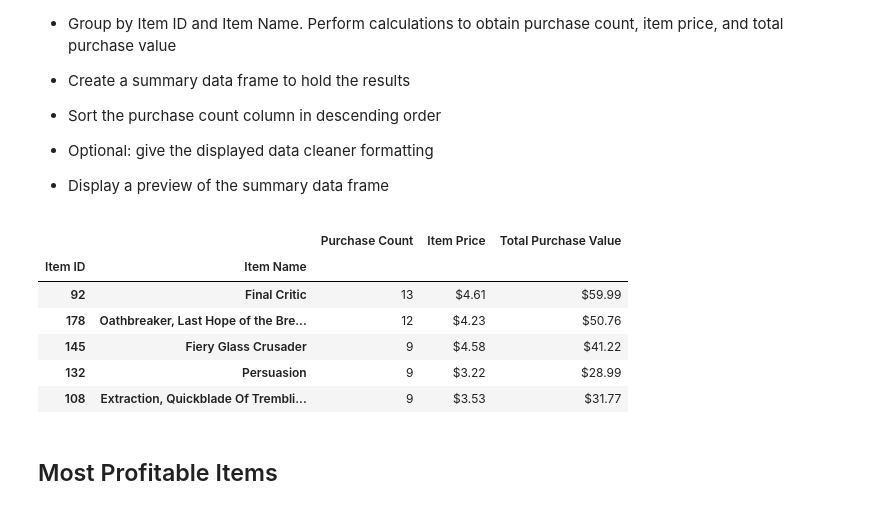
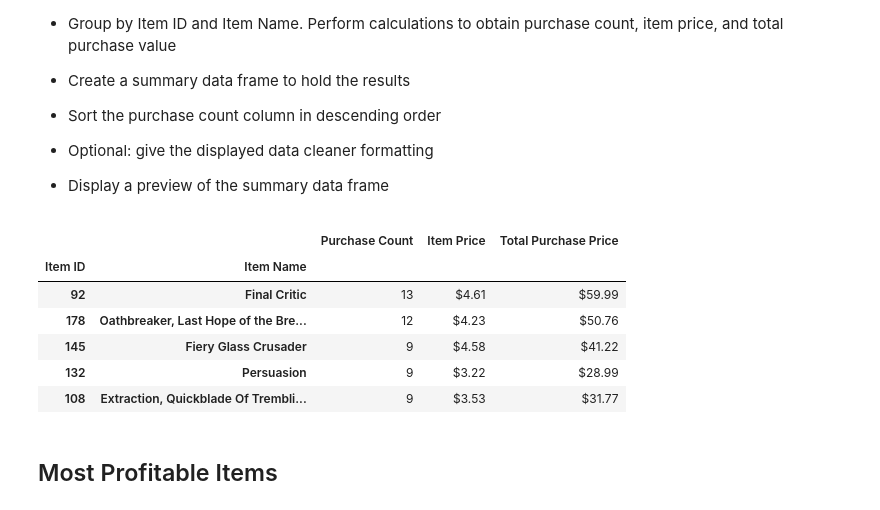
Before and after one commit to YANG007SUN/pandas-challenge, a Jupyter notebook: HeroesOfPymoli/HeroesOfPymoli_starter.ipynb, the cells around one changed output. Cells and saved outputs as stored; diff of their text form; code cells hidden in the pictures.

```diff
--- a/HeroesOfPymoli/HeroesOfPymoli_starter.ipynb
+++ b/HeroesOfPymoli/HeroesOfPymoli_starter.ipynb
@@ -257,17 +306,23 @@ top_spender_summary.head(5)
 
 * Display a preview of the summary data frame
 # %%
-retrieved_data = purchase_data[["Item ID","Item Name","Price"]]
-retrieved_summary = retrieved_data.groupby(["Item ID","Item Name"]).agg({"Item Name":"count",
-                                                                         "Price":"mean"}).rename(columns= {"Item Name":"Purchase Count",
-                                                                                                                               "Price":"Item Price"}).sort_values(by = "Purchase Count",
-                                                                                                                                                                  ascending = False)
+def the_most_summary(dataframe, num_of_row: int, column_name: str) -> pd.core.frame.DataFrame:
+    """print out specified number of rows with list of items and sort by the columns name
+    """
+    column = column_name
+    retrieved_data = dataframe[["Item ID","Item Name","Price"]]
+    retrieved_summary = (retrieved_data.groupby(["Item ID","Item Name"]).agg({"Item Name":"count","Price":"mean"})
+                         .assign(total_purchase_value = lambda df: df["Item Name"] * df["Price"])
+                         .rename(columns= {"Item Name":"Purchase Count",
+                                           "Price":"Item Price","total_purchase_value":"Total Purchase Price"})
+                         .sort_values(by = column, ascending = False))
 
-retrieved_summary["Total Purchase Value"] = retrieved_summary["Purchase Count"] * retrieved_summary["Item Price"]
-retrieved_summary.iloc[:,1:3] = retrieved_summary.iloc[:,1:3].applymap("${:.2f}".format)
-retrieved_summary.head(5)
+    retrieved_summary.iloc[:,1:3] = retrieved_summary.iloc[:,1:3].applymap("${:.2f}".format)
+    return retrieved_summary.head(num_of_row)
+
+the_most_summary(purchase_data,5, "Purchase Count")
 # %% [output]
-|  |  | Purchase Count | Item Price | Total Purchase Value |
+|  |  | Purchase Count | Item Price | Total Purchase Price |
 | Item ID | Item Name |  |  |  |
 | 92 | Final Critic | 13 | $4.61 | $59.99 |
 | 178 | Oathbreaker, Last Hope of the Bre... | 12 | $4.23 | $50.76 |
```
Also changed, not shown: parts of 15 cells of this notebook.
